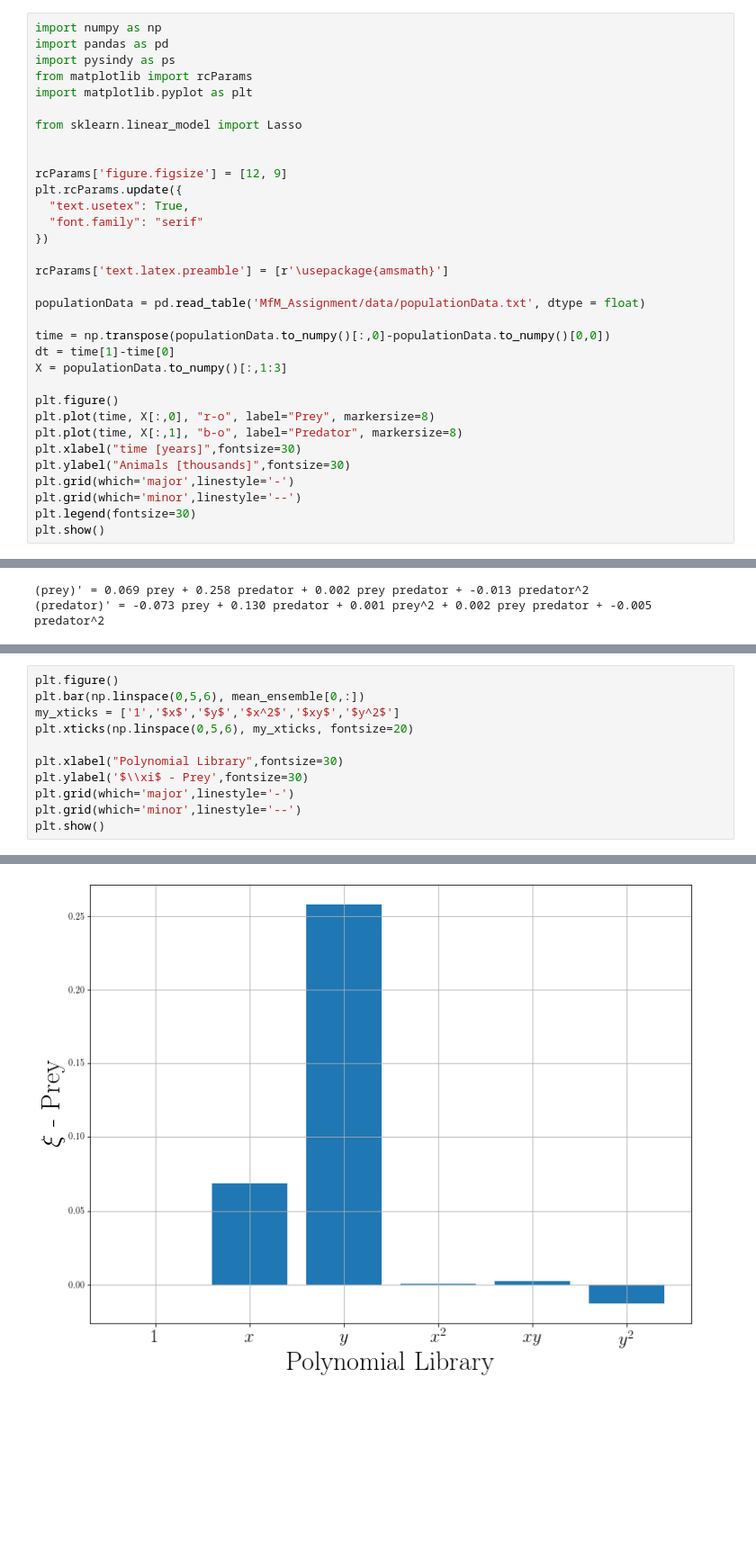
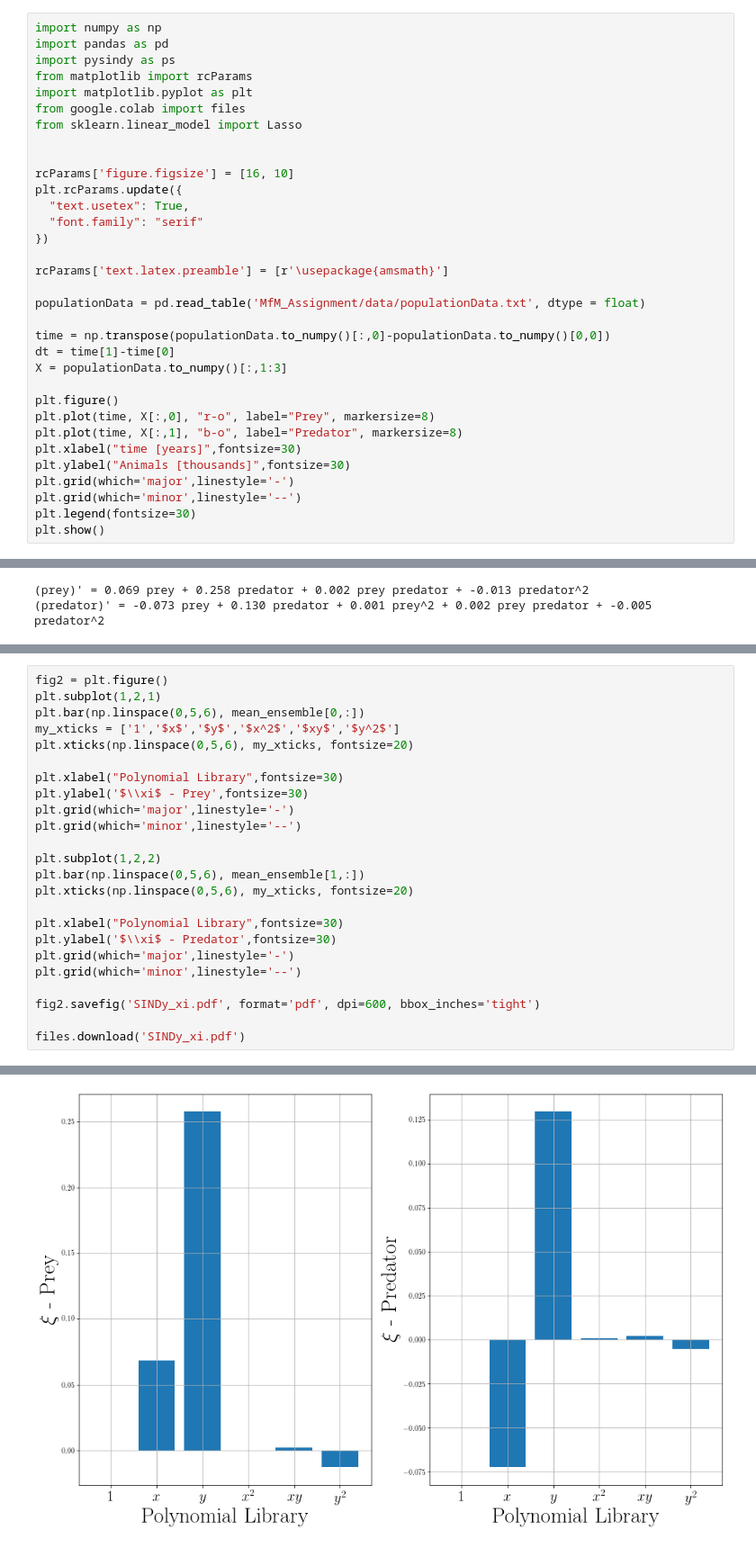
Before and after one commit to Steriva/MfM_Assignment, a Jupyter notebook: exe01d_pySINDy.ipynb, the cells around one changed output, grey strips where cells are left out. Shown at 90% size. Drawn from its saved outputs; the diff is of its cells as text; blank space fills up the shorter version.

```diff
--- a/exe01d_pySINDy.ipynb
+++ b/exe01d_pySINDy.ipynb
@@ -22,11 +22,11 @@ import pandas as pd
 import pysindy as ps
 from matplotlib import rcParams
 import matplotlib.pyplot as plt
-
+from google.colab import files
 from sklearn.linear_model import Lasso
 
 
-rcParams['figure.figsize'] = [12, 9]
+rcParams['figure.figsize'] = [16, 10]
 plt.rcParams.update({
   "text.usetex": True,
   "font.family": "serif"
@@ -119,5 +123,6 @@ plt.show()
 # %%
-plt.figure()
+fig2 = plt.figure()
+plt.subplot(1,2,1)
 plt.bar(np.linspace(0,5,6), mean_ensemble[0,:])
 my_xticks = ['1','$x$','$y$','$x^2$','$xy$','$y^2$']
 plt.xticks(np.linspace(0,5,6), my_xticks, fontsize=20)
@@ -126,5 +131,17 @@ plt.xlabel("Polynomial Library",fontsize=30)
 plt.ylabel('$\\xi$ - Prey',fontsize=30)
 plt.grid(which='major',linestyle='-')
 plt.grid(which='minor',linestyle='--')
-plt.show()
+
+plt.subplot(1,2,2)
+plt.bar(np.linspace(0,5,6), mean_ensemble[1,:])
+plt.xticks(np.linspace(0,5,6), my_xticks, fontsize=20)
+
+plt.xlabel("Polynomial Library",fontsize=30)
+plt.ylabel('$\\xi$ - Predator',fontsize=30)
+plt.grid(which='major',linestyle='-')
+plt.grid(which='minor',linestyle='--')
+
+fig2.savefig('SINDy_xi.pdf', format='pdf', dpi=600, bbox_inches='tight')
+
+files.download('SINDy_xi.pdf')
 # %% [output]
@@ -131 +150 @@ plt.show()
-[figure, old version]
+[figure, new version]
```
Also changed, not shown: parts of 4 cells of this notebook.
